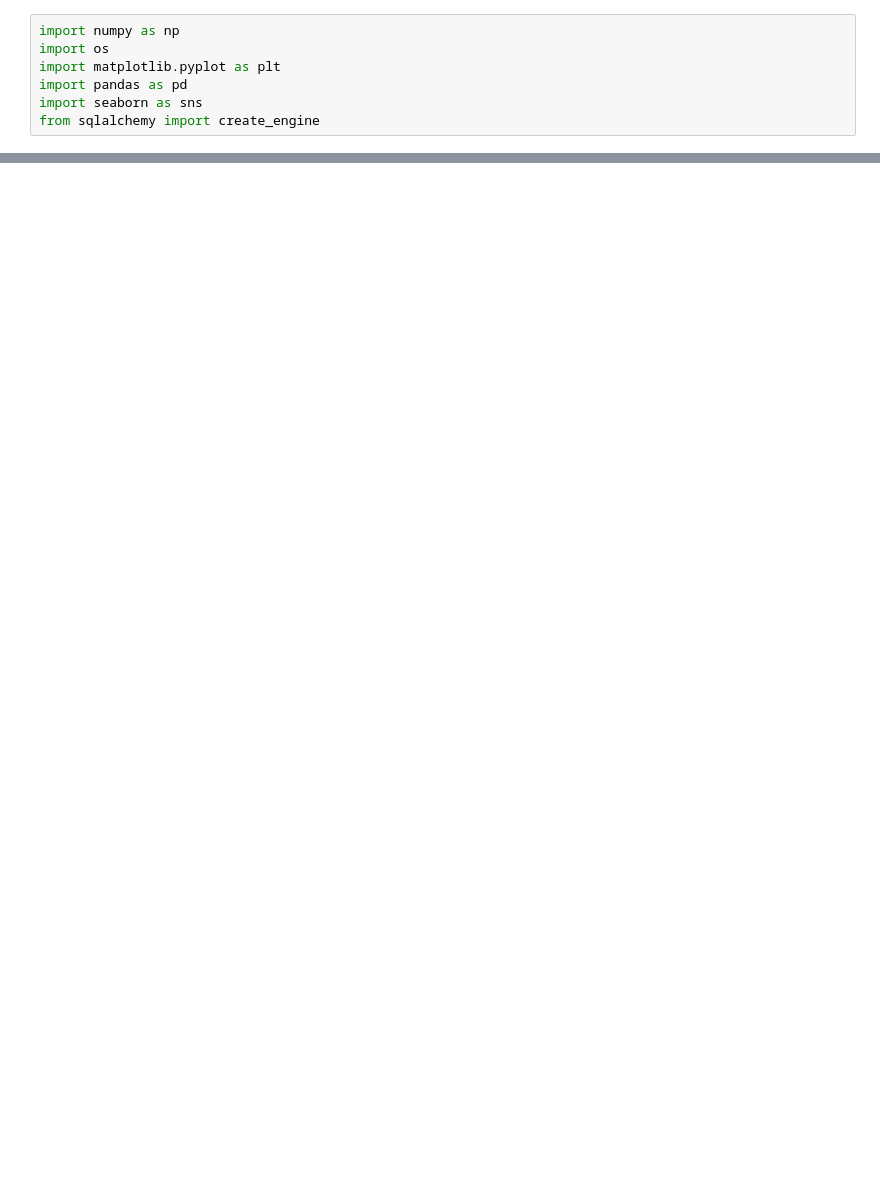
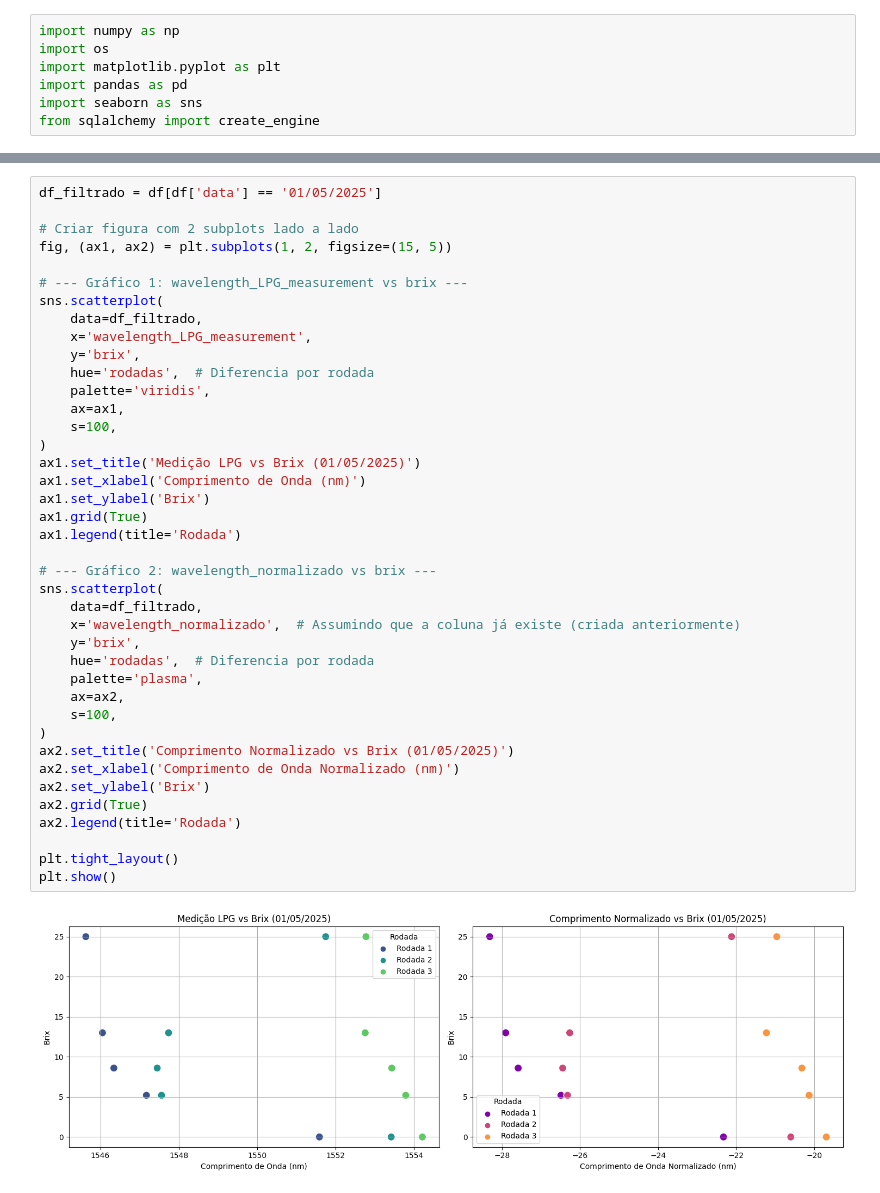
Before and after one commit to RenatoFaraco/Braggmeter-data-processing, a Jupyter notebook: notebooks/analise_dados_brutos.ipynb, the cells around one changed output, grey strips where cells are left out. Cells and saved outputs as stored; diff of their text form; blank space fills up the shorter version.

```diff
--- a/notebooks/analise_dados_brutos.ipynb
+++ b/notebooks/analise_dados_brutos.ipynb
@@ -62,0 +140,42 @@ df_teste.head()
+# %%
+df_filtrado = df[df['data'] == '01/05/2025']
+
+# Criar figura com 2 subplots lado a lado
+fig, (ax1, ax2) = plt.subplots(1, 2, figsize=(15, 5))
+
+# --- Gráfico 1: wavelength_LPG_measurement vs brix ---
+sns.scatterplot(
+    data=df_filtrado,
+    x='wavelength_LPG_measurement',
+    y='brix',
+    hue='rodadas',  # Diferencia por rodada
+    palette='viridis',
+    ax=ax1,
+    s=100,
+)
+ax1.set_title('Medição LPG vs Brix (01/05/2025)')
+ax1.set_xlabel('Comprimento de Onda (nm)')
+ax1.set_ylabel('Brix')
+ax1.grid(True)
+ax1.legend(title='Rodada')
+
+# --- Gráfico 2: wavelength_normalizado vs brix ---
+sns.scatterplot(
+    data=df_filtrado,
+    x='wavelength_normalizado',  # Assumindo que a coluna já existe (criada anteriormente)
+    y='brix',
+    hue='rodadas',  # Diferencia por rodada
+    palette='plasma',
+    ax=ax2,
+    s=100,
+)
+ax2.set_title('Comprimento Normalizado vs Brix (01/05/2025)')
+ax2.set_xlabel('Comprimento de Onda Normalizado (nm)')
+ax2.set_ylabel('Brix')
+ax2.grid(True)
+ax2.legend(title='Rodada')
+
+plt.tight_layout()
+plt.show()
+# %% [output]
+[figure, added]
```
Also changed, not shown: parts of 20 cells of this notebook.
